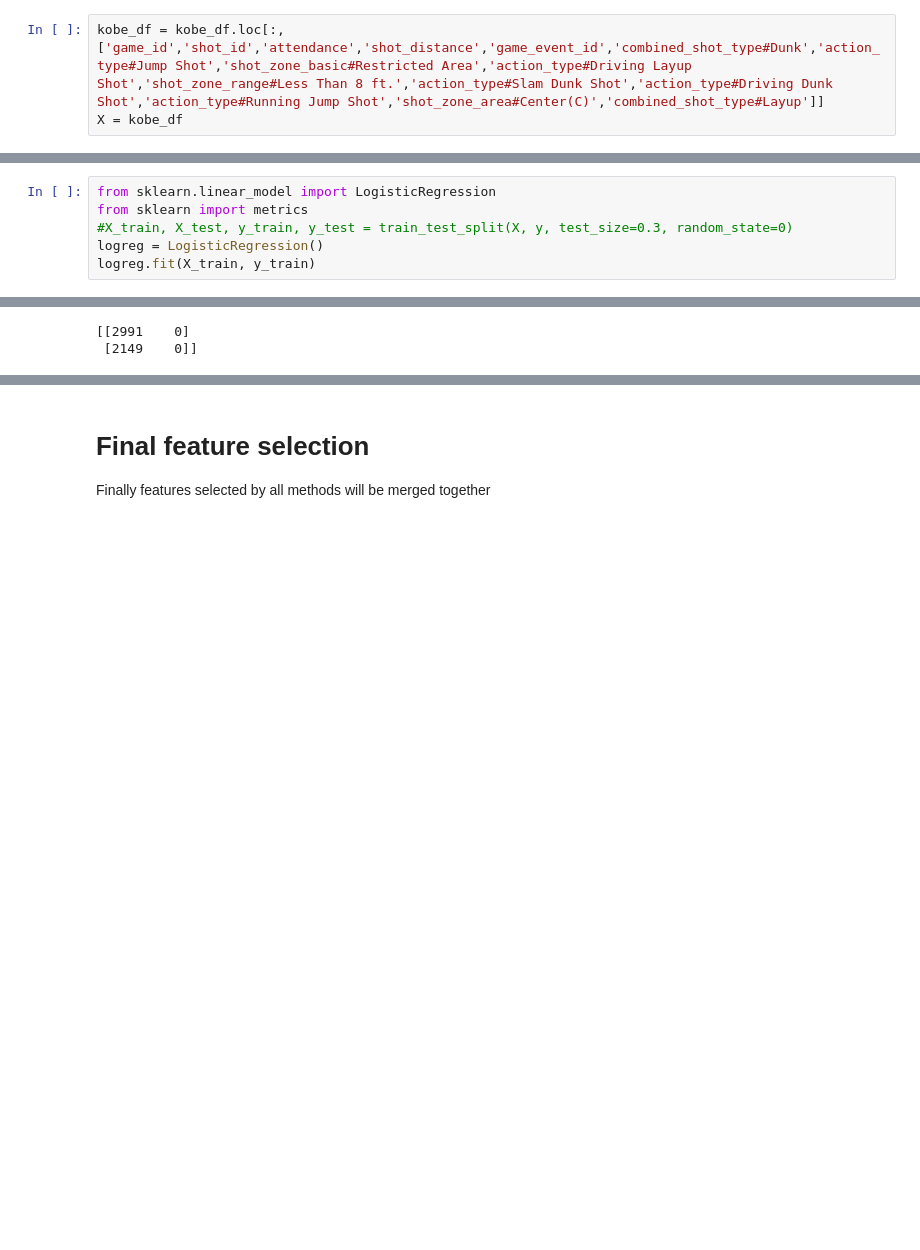
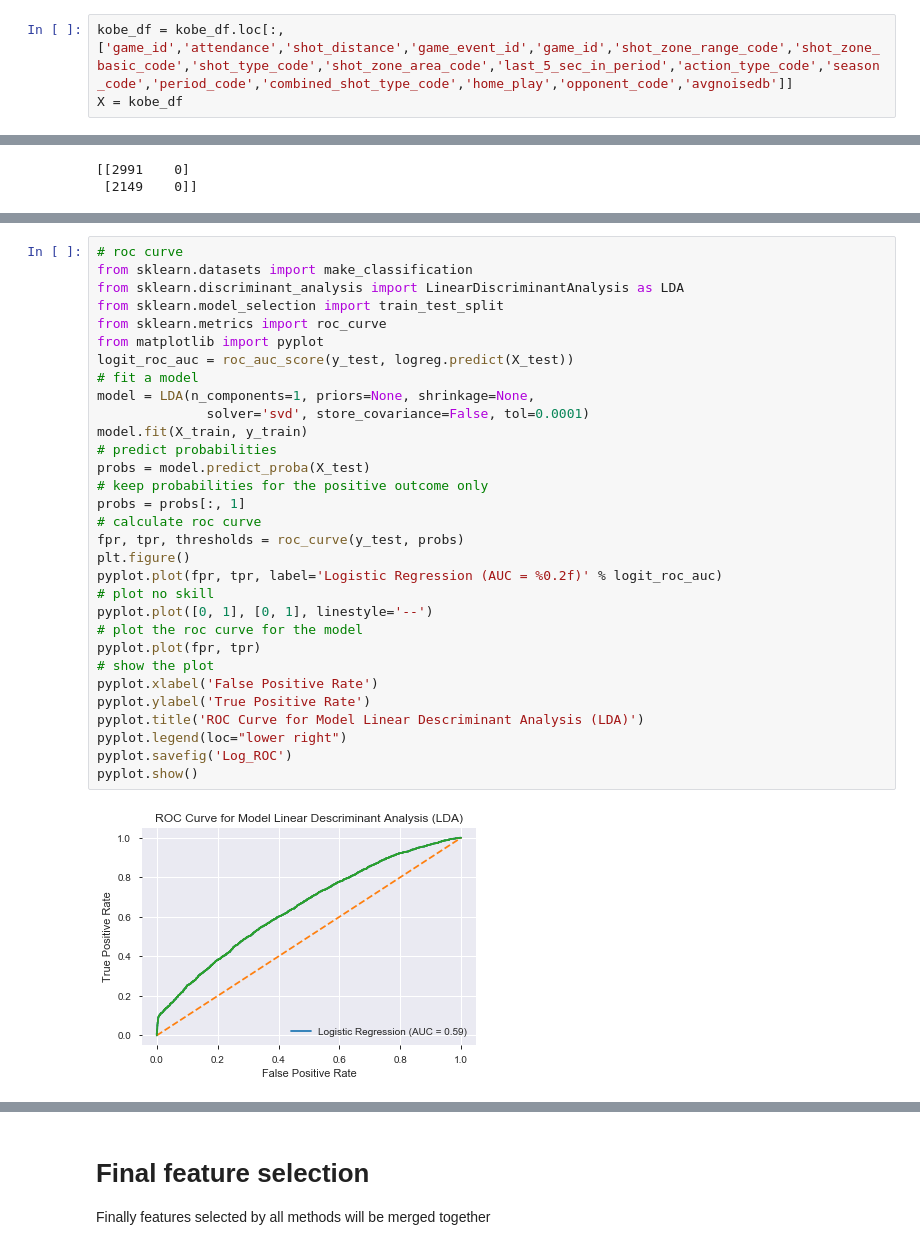
Before and after one commit to quedogf94/Spring2019_Project2, a Jupyter notebook: Kobe.ipynb, the cells around one changed output, grey strips where cells are left out. Saved outputs shown, nothing was run; the diff lists cells and outputs as text; blank space fills up the shorter version.

Commit message:
Changes to features, have better models also ROC Curves for both models,

```diff
--- a/Kobe.ipynb
+++ b/Kobe.ipynb
@@ -413,3 +431,3 @@ print(featureScores.nlargest(20,'Score'))  #print 10 best features
-# %%
-kobe_df = kobe_df.loc[:,['game_id','shot_id','attendance','shot_distance','game_event_id','combined_shot_type#Dunk','action_type#Jump Shot','shot_zone_basic#Restricted Area','action_type#Driving Layup Shot','shot_zone_range#Less Than 8 ft.','action_type#Slam Dunk Shot','action_type#Driving Dunk Shot','action_type#Running Jump Shot','shot_zone_area#Center(C)','combined_shot_type#Layup']]
-X = kobe_df
+# %%
+kobe_df = kobe_df.loc[:,['game_id','attendance','shot_distance','game_event_id','game_id','shot_zone_range_code','shot_zone_basic_code','shot_type_code','shot_zone_area_code','last_5_sec_in_period','action_type_code','season_code','period_code','combined_shot_type_code','home_play','opponent_code','avgnoisedb']]
+X = kobe_df
@@ -538,6 +522,0 @@ PC1                              0.9281   0.0584 15.8879 0.0000  0.8136  1.0426
-# %%
-from sklearn.linear_model import LogisticRegression
-from sklearn import metrics
-#X_train, X_test, y_train, y_test = train_test_split(X, y, test_size=0.3, random_state=0)
-logreg = LogisticRegression()
-logreg.fit(X_train, y_train)
@@ -578,0 +622,33 @@ plt.show()
+# %%
+# roc curve
+from sklearn.datasets import make_classification
+from sklearn.discriminant_analysis import LinearDiscriminantAnalysis as LDA
+from sklearn.model_selection import train_test_split
+from sklearn.metrics import roc_curve
+from matplotlib import pyplot
+logit_roc_auc = roc_auc_score(y_test, logreg.predict(X_test))
+# fit a model
+model = LDA(n_components=1, priors=None, shrinkage=None,
+              solver='svd', store_covariance=False, tol=0.0001)
+model.fit(X_train, y_train)
+# predict probabilities
+probs = model.predict_proba(X_test)
+# keep probabilities for the positive outcome only
+probs = probs[:, 1]
+# calculate roc curve
+fpr, tpr, thresholds = roc_curve(y_test, probs)
+plt.figure()
+pyplot.plot(fpr, tpr, label='Logistic Regression (AUC = %0.2f)' % logit_roc_auc)
+# plot no skill
+pyplot.plot([0, 1], [0, 1], linestyle='--')
+# plot the roc curve for the model
+pyplot.plot(fpr, tpr)
+# show the plot
+pyplot.xlabel('False Positive Rate')
+pyplot.ylabel('True Positive Rate')
+pyplot.title('ROC Curve for Model Linear Descriminant Analysis (LDA)')
+pyplot.legend(loc="lower right")
+pyplot.savefig('Log_ROC')
+pyplot.show()
+# %% [output]
+[figure, added]
```
Also changed, not shown: parts of 31 cells of this notebook.
